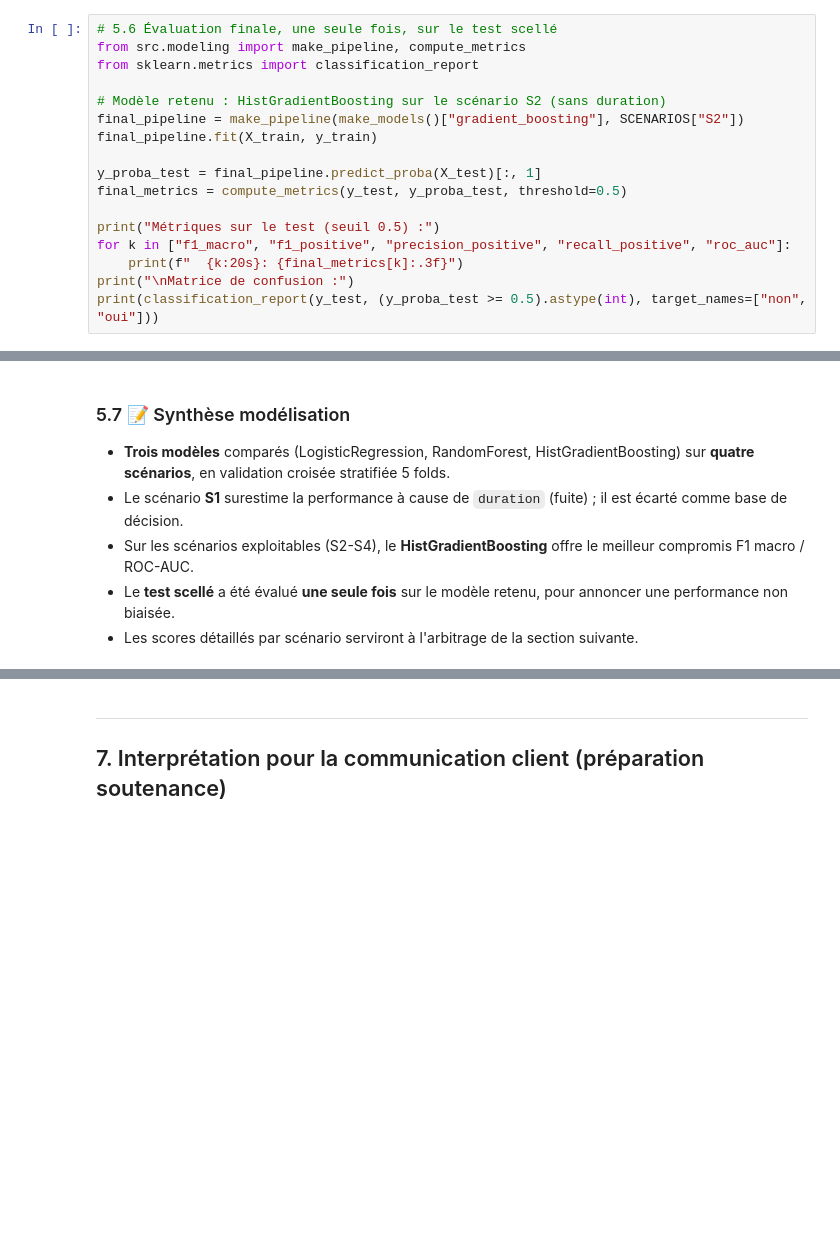
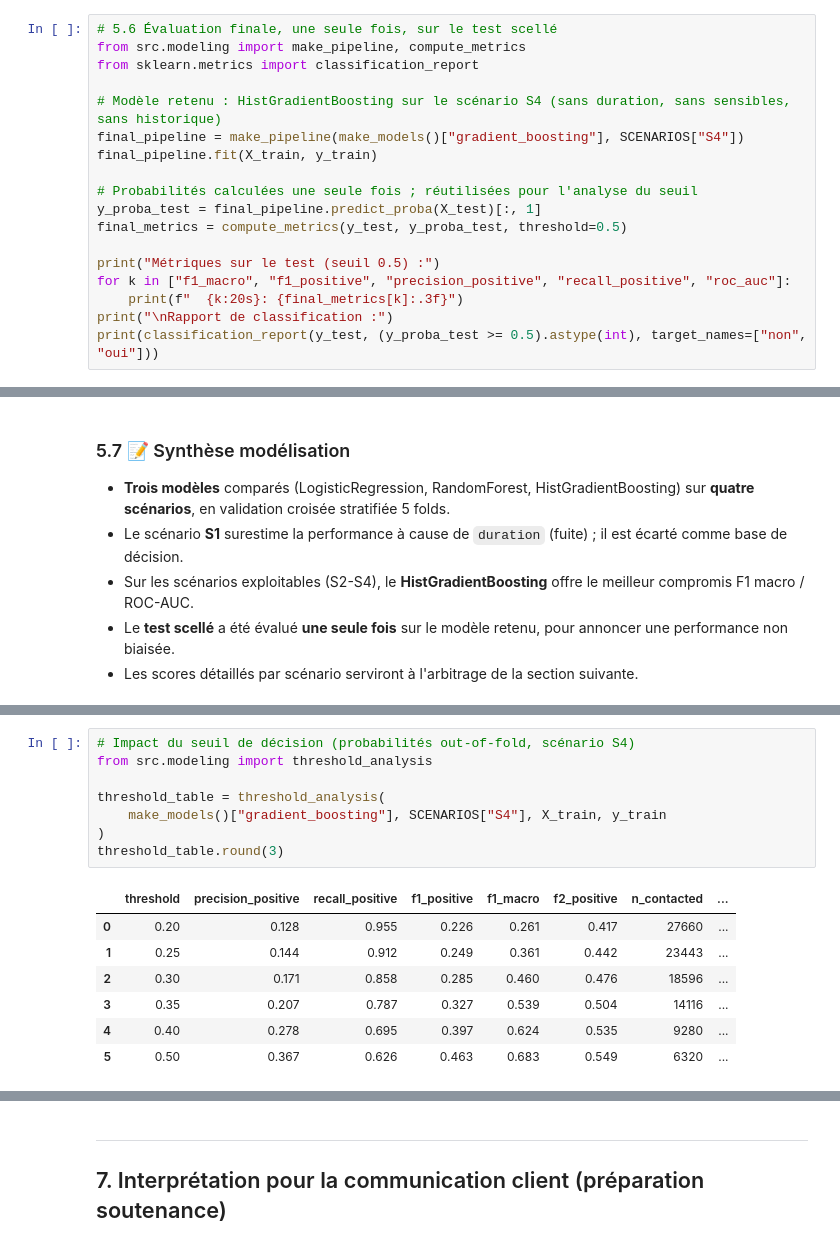
Before and after one commit to jeremy-formation-ia/cas-d-usage-jeremy-calvo, a Jupyter notebook: notebooks/cas-usage-marketing-bancaire.ipynb, the cells around one changed output, grey strips where cells are left out. Saved outputs shown, nothing was run; the diff lists cells and outputs as text; blank space fills up the shorter version.

```diff
--- a/notebooks/cas-usage-marketing-bancaire.ipynb
+++ b/notebooks/cas-usage-marketing-bancaire.ipynb
@@ -750,17 +750,18 @@ Le jeu de test est **scellé** depuis le split et n'a servi à aucun choix. On y
 from src.modeling import make_pipeline, compute_metrics
 from sklearn.metrics import classification_report
 
-# Modèle retenu : HistGradientBoosting sur le scénario S2 (sans duration)
-final_pipeline = make_pipeline(make_models()["gradient_boosting"], SCENARIOS["S2"])
+# Modèle retenu : HistGradientBoosting sur le scénario S4 (sans duration, sans sensibles, sans historique)
+final_pipeline = make_pipeline(make_models()["gradient_boosting"], SCENARIOS["S4"])
 final_pipeline.fit(X_train, y_train)
 
+# Probabilités calculées une seule fois ; réutilisées pour l'analyse du seuil
 y_proba_test = final_pipeline.predict_proba(X_test)[:, 1]
 final_metrics = compute_metrics(y_test, y_proba_test, threshold=0.5)
 
 print("Métriques sur le test (seuil 0.5) :")
 for k in ["f1_macro", "f1_positive", "precision_positive", "recall_positive", "roc_auc"]:
     print(f"  {k:20s}: {final_metrics[k]:.3f}")
-print("\nMatrice de confusion :")
+print("\nRapport de classification :")
 print(classification_report(y_test, (y_proba_test >= 0.5).astype(int), target_names=["non", "oui"]))
 # %% [output]
 Métriques sur le test (seuil 0.5) :
@@ -809,0 +827,16 @@ weighted avg       0.89      0.85      0.86      8236
+# %%
+# Impact du seuil de décision (probabilités out-of-fold, scénario S4)
+from src.modeling import threshold_analysis
+
+threshold_table = threshold_analysis(
+    make_models()["gradient_boosting"], SCENARIOS["S4"], X_train, y_train
+)
+threshold_table.round(3)
+# %% [output]
+|  | threshold | precision_positive | recall_positive | f1_positive | f1_macro | f2_positive | n_contacted | ... |
+| 0 | 0.20 | 0.128 | 0.955 | 0.226 | 0.261 | 0.417 | 27660 | ... |
+| 1 | 0.25 | 0.144 | 0.912 | 0.249 | 0.361 | 0.442 | 23443 | ... |
+| 2 | 0.30 | 0.171 | 0.858 | 0.285 | 0.460 | 0.476 | 18596 | ... |
+| 3 | 0.35 | 0.207 | 0.787 | 0.327 | 0.539 | 0.504 | 14116 | ... |
+| 4 | 0.40 | 0.278 | 0.695 | 0.397 | 0.624 | 0.535 | 9280 | ... |
+| 5 | 0.50 | 0.367 | 0.626 | 0.463 | 0.683 | 0.549 | 6320 | ... |
```
Also changed, not shown: parts of 16 cells of this notebook, 3 other files.
